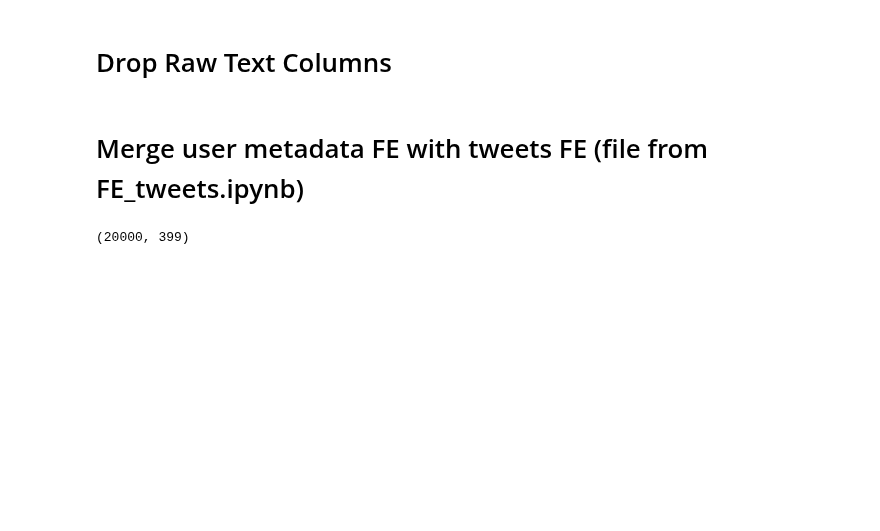
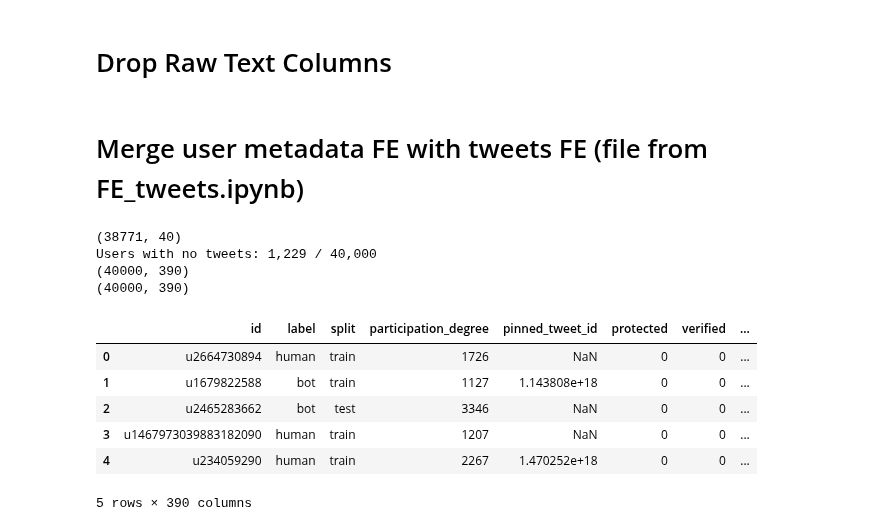
Before and after one commit to iiank/Twitter-Bot-Fraud-Detection, a Jupyter notebook: fe_user_metadata.ipynb, the cells around one changed output. Cells and saved outputs as stored; diff of their text form; code cells hidden in the pictures; blank space fills up the shorter version.

```diff
--- a/fe_user_metadata.ipynb
+++ b/fe_user_metadata.ipynb
@@ -515,21 +527,40 @@ cols_to_drop = [
 df_users_model = df_users.drop(columns=[c for c in cols_to_drop if c in df_users.columns])
 # %% [markdown]
 # Merge user metadata FE with tweets FE (file from FE_tweets.ipynb)
-# %%
-import pandas as pd
-
-df_users_model
-
-df_tweets_model = pd.read_parquet("./datasets/final_outputs/df_tweets_model.parquet")
-
-df_merged = df_users_model.merge(
-    df_tweets_model,
-    on="id",
-    how="left"
-)
-
-print(df_merged.shape)
-
-df_merged.to_parquet("./datasets/final_outputs/df_user_meta_full.parquet", index=False)
-# %% [output]
-(20000, 399)
+# %%
+df_tweets_model = pd.read_parquet("./datasets/final_outputs/df_tweets_model.parquet")
+print(df_tweets_model.shape)
+
+df_merged = df_users_model.merge(
+    df_tweets_model,
+    on="id",
+    how="left"
+)
+
+tweet_feature_cols = [c for c in df_tweets_model.columns if c != "id"]
+df_merged[tweet_feature_cols] = df_merged[tweet_feature_cols].fillna(0)
+
+n_no_tweets = df_merged["has_tweets"].eq(0).sum()
+print(f"Users with no tweets: {n_no_tweets:,} / {len(df_merged):,}")
+assert df_merged[tweet_feature_cols].isna().sum().sum() == 0
+
+print(df_merged.shape)
+
+df_merged.to_parquet("./datasets/final_outputs/df_user_meta_full.parquet", index=False)
+
+print(df_merged.shape)
+# %% [output]
+(38771, 40)
+Users with no tweets: 1,229 / 40,000
+(40000, 390)
+(40000, 390)
+# %%
+display(df_merged.head())
+# %% [output]
+|  | id | label | split | participation_degree | pinned_tweet_id | protected | verified | ... |
+| 0 | u2664730894 | human | train | 1726 | NaN | 0 | 0 | ... |
+| 1 | u1679822588 | bot | train | 1127 | 1.143808e+18 | 0 | 0 | ... |
+| 2 | u2465283662 | bot | test | 3346 | NaN | 0 | 0 | ... |
+| 3 | u1467973039883182090 | human | train | 1207 | NaN | 0 | 0 | ... |
+| 4 | u234059290 | human | train | 2267 | 1.470252e+18 | 0 | 0 | ... |
+5 rows × 390 columns
```
Also changed, not shown: parts of 17 cells of this notebook.
